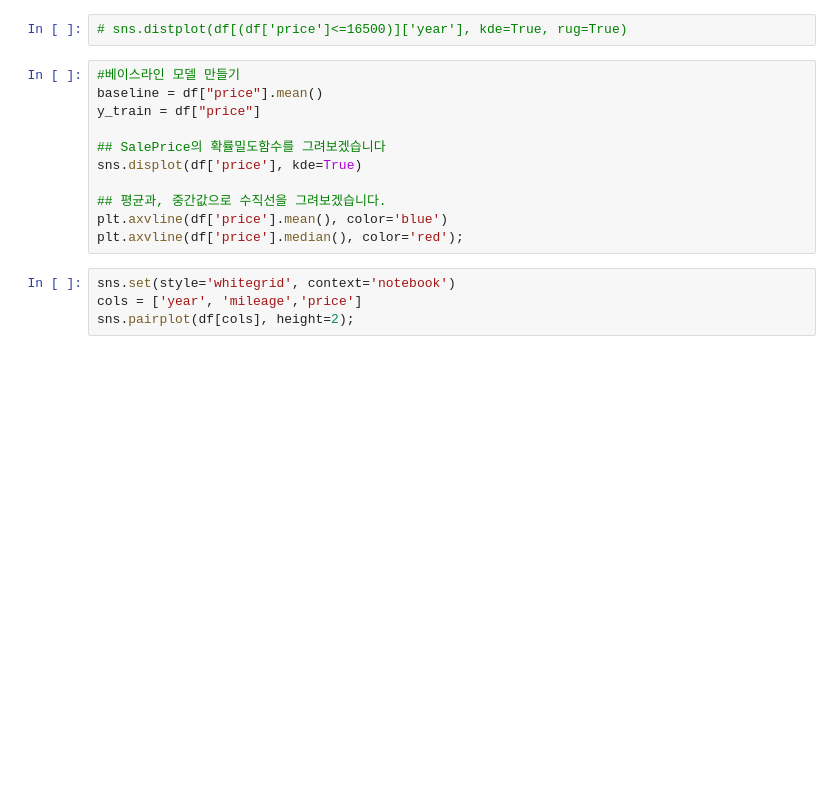
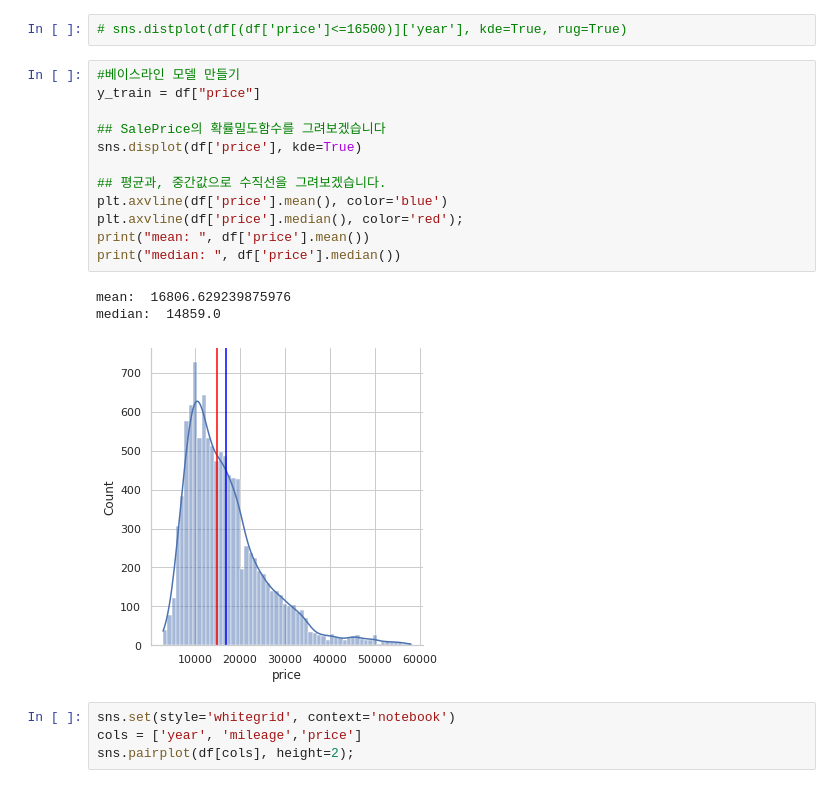
Before and after one commit to KYOH95/Project_2_Car_Analysis, a Jupyter notebook: Project2.ipynb, the cells around one changed output. Saved outputs shown, nothing was run; the diff lists cells and outputs as text; blank space fills up the shorter version.

```diff
--- a/Project2.ipynb
+++ b/Project2.ipynb
@@ -336,15 +360,20 @@ sns.distplot(df['year'], kde=True, rug=False)
 # sns.distplot(df[(df['price']<=16500)]['year'], kde=True, rug=True)
 # %%
 #베이스라인 모델 만들기
-baseline = df["price"].mean()
 y_train = df["price"]
 
 ## SalePrice의 확률밀도함수를 그려보겠습니다
 sns.displot(df['price'], kde=True)
 
 ## 평균과, 중간값으로 수직선을 그려보겠습니다.
 plt.axvline(df['price'].mean(), color='blue')
 plt.axvline(df['price'].median(), color='red');
+print("mean: ", df['price'].mean())
+print("median: ", df['price'].median())
+# %% [output]
+mean:  16806.629239875976
+median:  14859.0
+[figure, added]
 # %%
 sns.set(style='whitegrid', context='notebook')
 cols = ['year', 'mileage','price']
```
Also changed, not shown: parts of 7 cells of this notebook.
